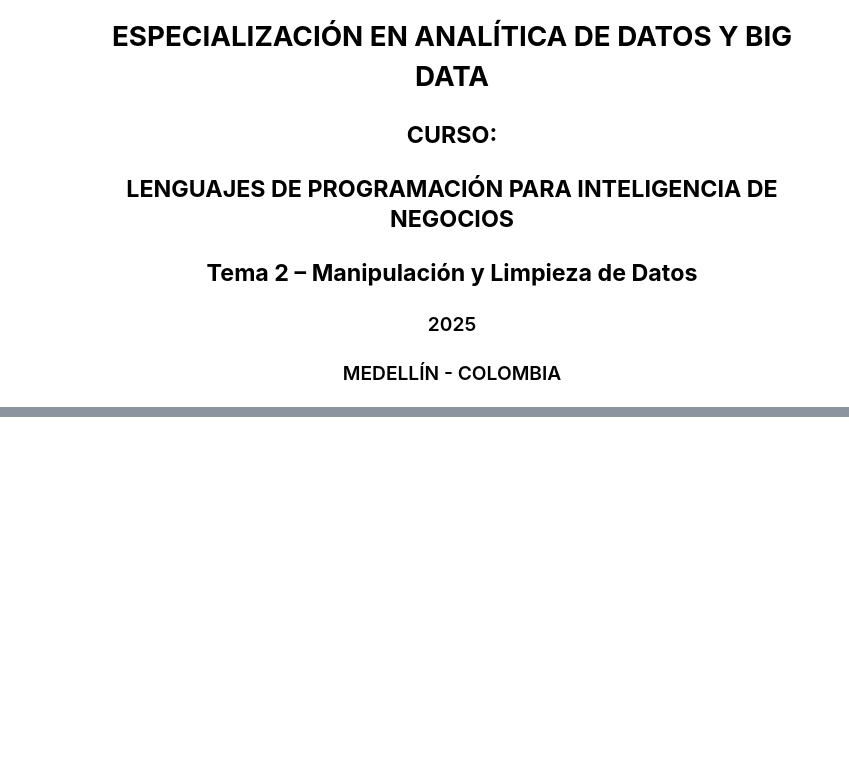
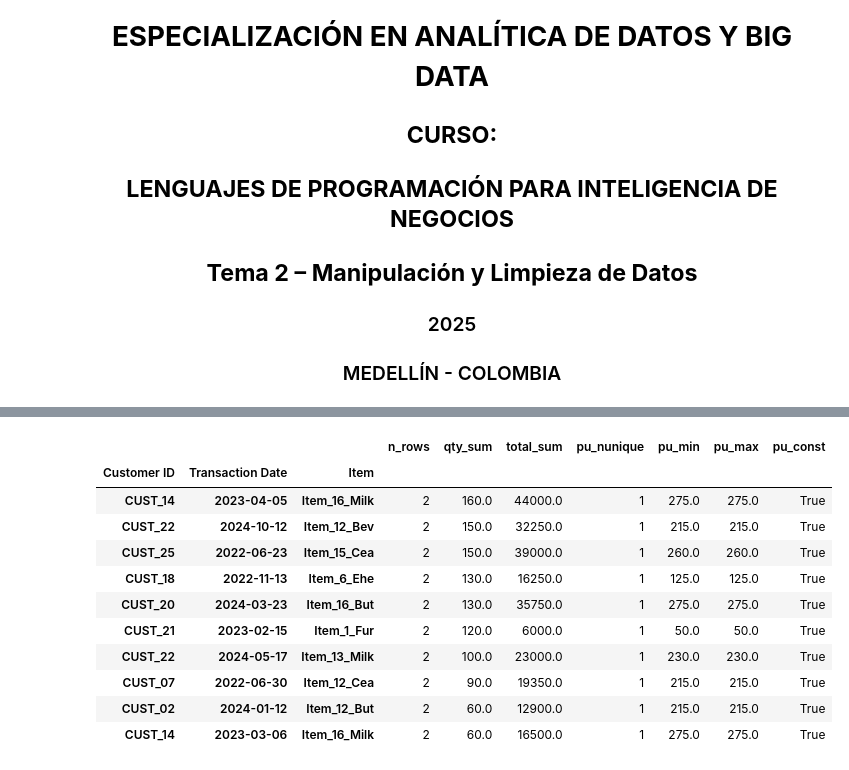
Before and after one commit to carlosalvarezh/imgs, a Jupyter notebook: Semana3.ipynb, the cells around one changed output, grey strips where cells are left out. Cells and saved outputs as stored; diff of their text form; code cells hidden in the pictures; blank space fills up the shorter version.

```diff
--- a/Semana3.ipynb
+++ b/Semana3.ipynb
@@ -25,0 +714,5 @@
+# %%
+# Calcular precio unitario neto
+
+df["Net Price Per Unit"] = df["Net Spent"] / df["Quantity"]
+df.head(10)
@@ -25,0 +754,7 @@
+# %%
+# Extraer variables temporales
+
+df["Year"] = df["Transaction Date"].dt.year
+df["Month"] = df["Transaction Date"].dt.month
+df["Weekday"] = df["Transaction Date"].dt.day_name()
+df.head(10)
@@ -25,0 +822,3 @@
+# %%
+# Eliminar duplicados exactos (si los hubiera)
+df = df.drop_duplicates()
@@ -25,0 +852,6 @@
+# %%
+keys = ["Customer ID", "Transaction Date", "Item"]
+dup_mask = df.duplicated(subset=keys, keep=False)
+candidatos = df.loc[dup_mask].copy()
+
+print("Filas candidatas:", len(candidatos))
@@ -25,0 +892,29 @@
+# %%
+resumen = (
+    candidatos.groupby(keys)
+    .agg(
+        n_rows      = ("Transaction ID", "count"),
+        qty_sum     = ("Quantity", "sum"),
+        total_sum   = ("Total Spent", "sum"),
+        pu_nunique  = ("Price Per Unit", "nunique"),
+        pu_min      = ("Price Per Unit", "min"),
+        pu_max      = ("Price Per Unit", "max"),
+    )
+    .assign(pu_const=lambda d: d["pu_nunique"].eq(1))
+    .sort_values(["n_rows","pu_const","qty_sum"], ascending=[False, False, False])
+)
+
+resumen.head(10)
+# %% [output]
+|  |  |  | n_rows | qty_sum | total_sum | pu_nunique | pu_min | pu_max | pu_const |
+| Customer ID | Transaction Date | Item |  |  |  |  |  |  |  |
+| CUST_14 | 2023-04-05 | Item_16_Milk | 2 | 160.0 | 44000.0 | 1 | 275.0 | 275.0 | True |
+| CUST_22 | 2024-10-12 | Item_12_Bev | 2 | 150.0 | 32250.0 | 1 | 215.0 | 215.0 | True |
+| CUST_25 | 2022-06-23 | Item_15_Cea | 2 | 150.0 | 39000.0 | 1 | 260.0 | 260.0 | True |
+| CUST_18 | 2022-11-13 | Item_6_Ehe | 2 | 130.0 | 16250.0 | 1 | 125.0 | 125.0 | True |
+| CUST_20 | 2024-03-23 | Item_16_But | 2 | 130.0 | 35750.0 | 1 | 275.0 | 275.0 | True |
+| CUST_21 | 2023-02-15 | Item_1_Fur | 2 | 120.0 | 6000.0 | 1 | 50.0 | 50.0 | True |
+| CUST_22 | 2024-05-17 | Item_13_Milk | 2 | 100.0 | 23000.0 | 1 | 230.0 | 230.0 | True |
+| CUST_07 | 2022-06-30 | Item_12_Cea | 2 | 90.0 | 19350.0 | 1 | 215.0 | 215.0 | True |
+| CUST_02 | 2024-01-12 | Item_12_But | 2 | 60.0 | 12900.0 | 1 | 215.0 | 215.0 | True |
+| CUST_14 | 2023-03-06 | Item_16_Milk | 2 | 60.0 | 16500.0 | 1 | 275.0 | 275.0 | True |
```
Also changed, not shown: parts of 112 cells of this notebook.
